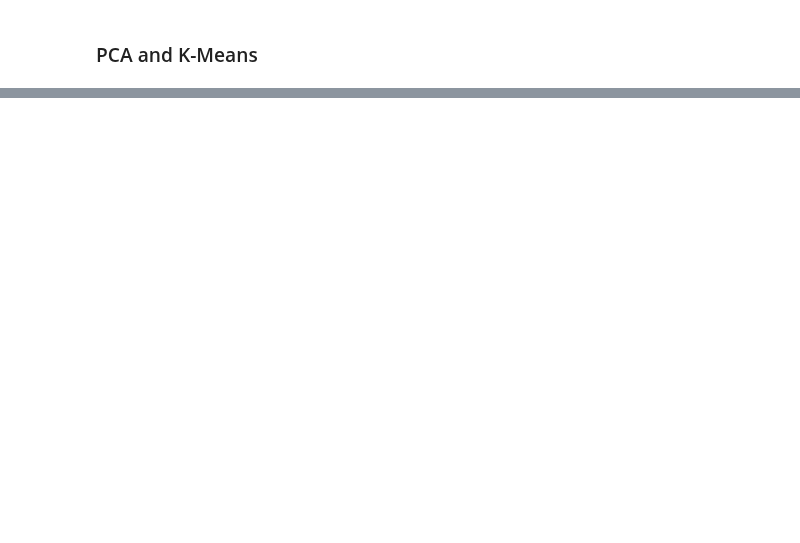
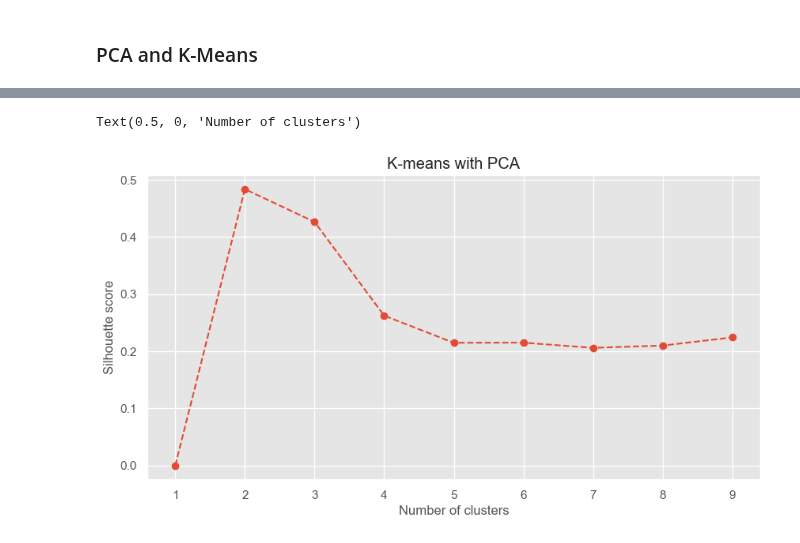
Before and after one commit to Mjnstag/IS-thesis-pattern-extraction, a Jupyter notebook: data clustering.ipynb, the cells around one changed output, grey strips where cells are left out. Cells and saved outputs as stored; diff of their text form; code cells hidden in the pictures; blank space fills up the shorter version.

```diff
--- a/data clustering.ipynb
+++ b/data clustering.ipynb
@@ -316,3 +349,12 @@ Text(0.5, 0, 'Number of clusters')
+# %%
+plt.figure(figsize=(10,5))
+plt.plot(range(1,10), silhouette_scores, marker='o', linestyle='--')
+plt.title('K-means with PCA')
+plt.ylabel('Silhouette score')
+plt.xlabel('Number of clusters')
+# %% [output]
+Text(0.5, 0, 'Number of clusters')
+[figure, added]
 # %%
 from collections import Counter
 kmeans_pca = TimeSeriesKMeans(n_clusters=6, metric="dtw", n_jobs=-1).fit(pca_features)
```
Also changed, not shown: parts of 28 cells of this notebook.
